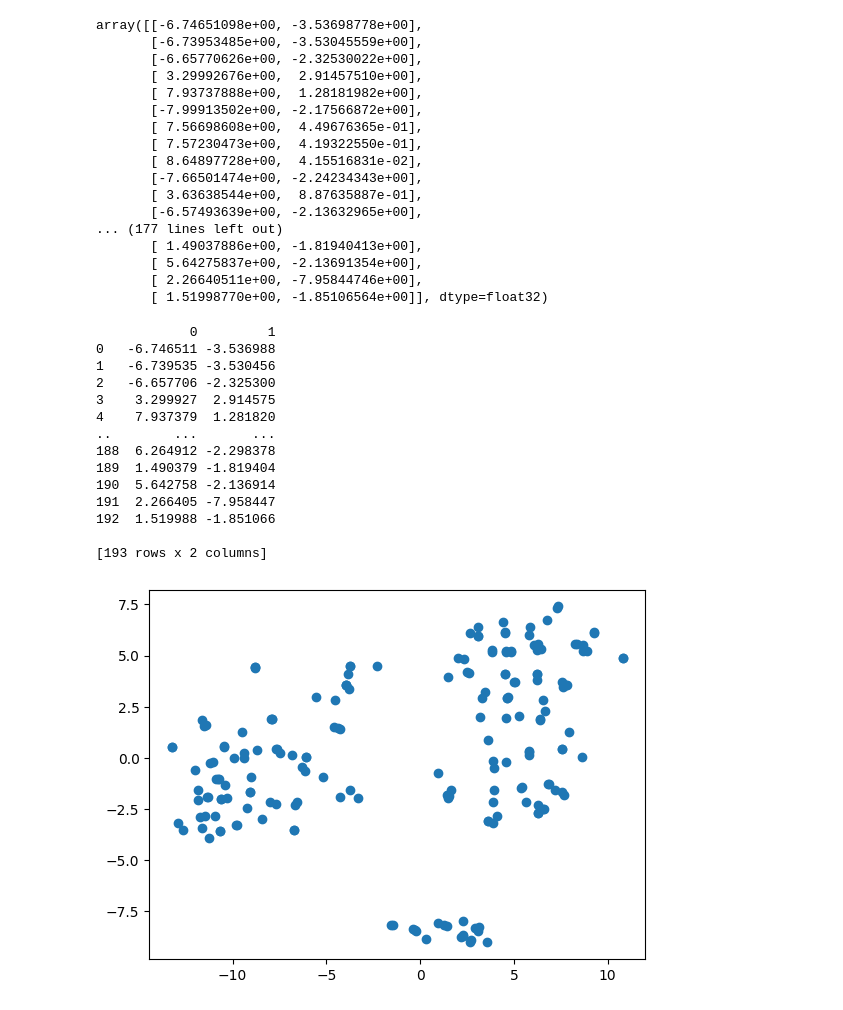
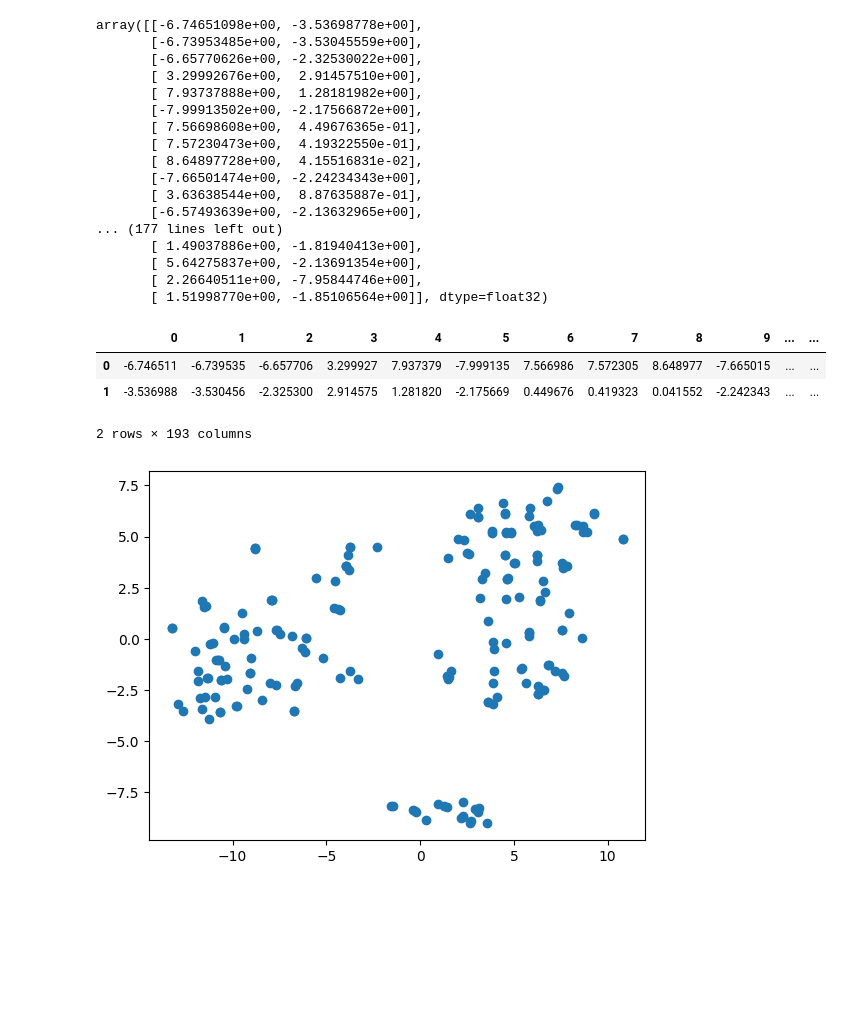
Before and after one commit to BilalElHammouchi/AntennaClustering, a Jupyter notebook: notebook.ipynb, the cells around one changed output. Drawn from its saved outputs; the diff is of its cells as text; code cells hidden in the pictures; blank space fills up the shorter version.

```diff
--- a/Untitled8 (1).ipynb
+++ b/notebook.ipynb
@@ -298,22 +298,12 @@ array([[-6.74651098e+00, -3.53698778e+00],
        [ 1.51998770e+00, -1.85106564e+00]], dtype=float32)
 # %%
 transformed_tnse = pd.DataFrame(tsne_results)
-print(transformed_tnse.T)
+transformed_tnse.T
 # %% [output]
+|  | 0 | 1 | 2 | 3 | 4 | 5 | 6 | 7 | 8 | 9 | ... | ... |
+| 0 | -6.746511 | -6.739535 | -6.657706 | 3.299927 | 7.937379 | -7.999135 | 7.566986 | 7.572305 | 8.648977 | -7.665015 | ... | ... |
+| 1 | -3.536988 | -3.530456 | -2.325300 | 2.914575 | 1.281820 | -2.175669 | 0.449676 | 0.419323 | 0.041552 | -2.242343 | ... | ... |
-            0         1
-0   -6.746511 -3.536988
-1   -6.739535 -3.530456
-2   -6.657706 -2.325300
-3    3.299927  2.914575
-4    7.937379  1.281820
-..        ...       ...
-188  6.264912 -2.298378
-189  1.490379 -1.819404
-190  5.642758 -2.136914
-191  2.266405 -7.958447
-192  1.519988 -1.851066
-
-[193 rows x 2 columns]
+2 rows × 193 columns
 # %%
 # prompt: plot data
 import matplotlib.pyplot as plt
```
Also changed, not shown: parts of 6 cells of this notebook, 13 other files.
